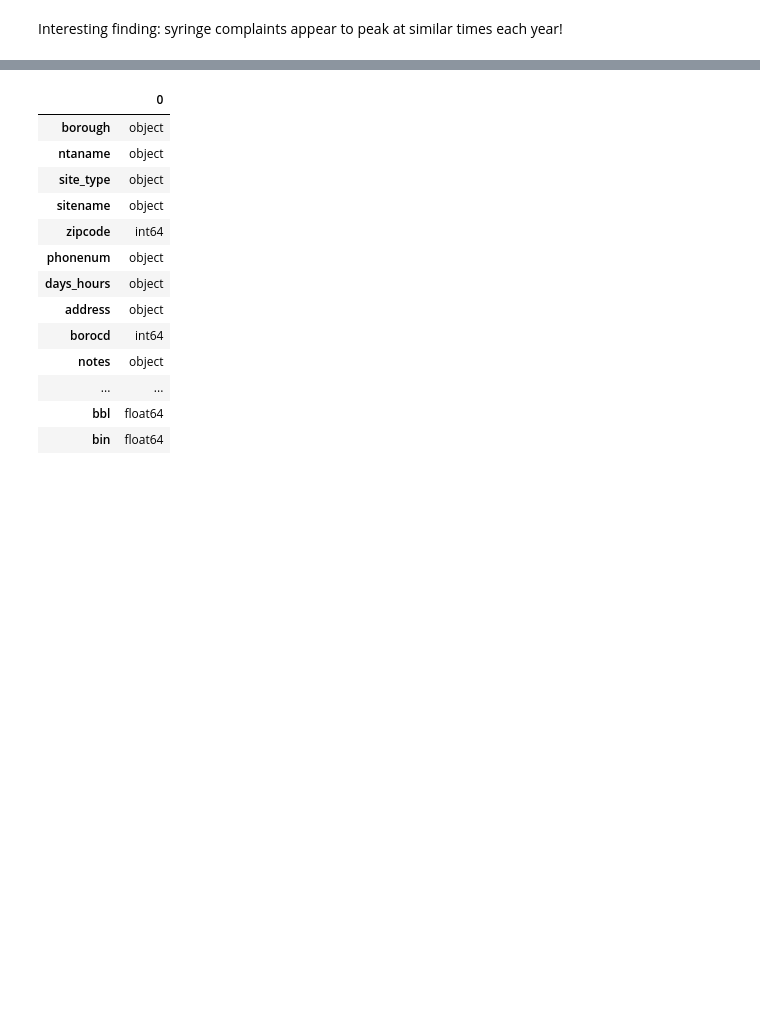
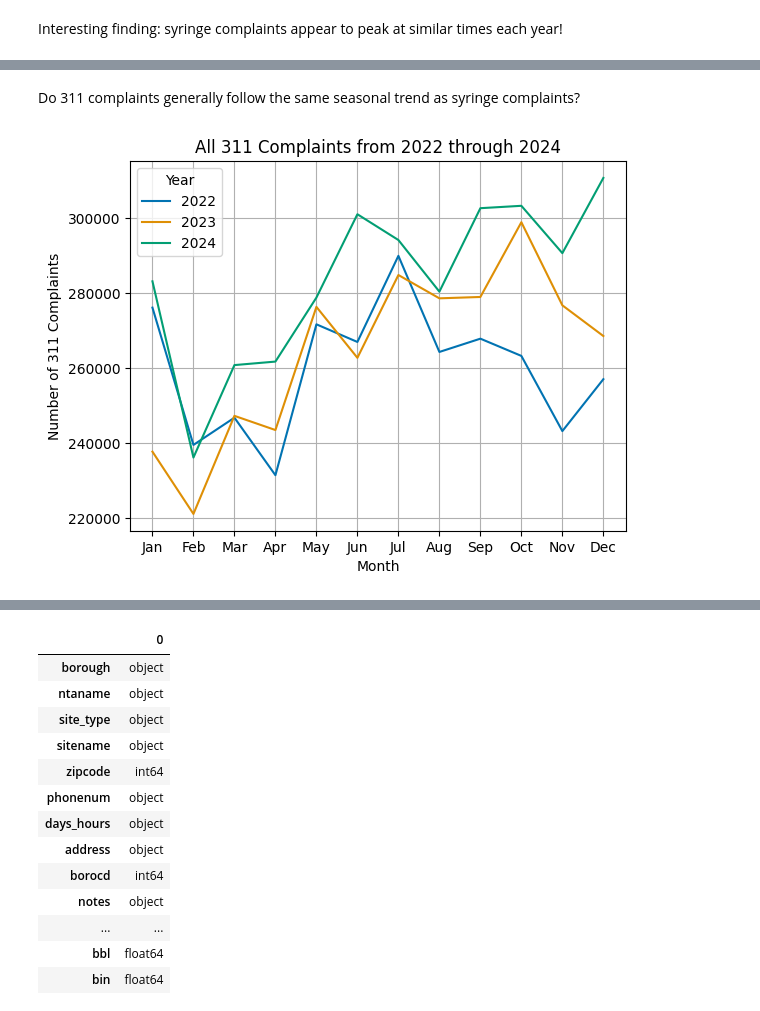
Before and after one commit to abretti/em212-applied-data-science, a Jupyter notebook: Final_Project.ipynb, the cells around one changed output, grey strips where cells are left out. Drawn from its saved outputs; the diff is of its cells as text; code cells hidden in the pictures; blank space fills up the shorter version.

Commit message:
Cleaned up code a bit and looked at 311 complaints from 2022-2024

```diff
--- a/Final_Project.ipynb
+++ b/Final_Project.ipynb
@@ -120,0 +164,35 @@ plt.show()
+# %%
+# Load city council districts shape file
+ccd_shape = gpd.read_file('/content/Districts 2022-10-06.shp')
+ccd_shape = ccd_shape.to_crs(2263)
+# %%
+# Perform a spatial join to match each 311 complaint with its city council district
+all_311_complaints = all_311_complaints.sjoin(ccd_shape[['DISTRICT', 'geometry']], how="left")
+# %%
+# Convert created_date from an object to a date
+all_311_complaints['created_date'] = pd.to_datetime(all_311_complaints['created_date'])
+
+# Extract month and year from created_date
+all_311_complaints['created_month'] = all_311_complaints['created_date'].dt.month
+all_311_complaints['created_year'] = all_311_complaints['created_date'].dt.year
+# %%
+# Rename DISTRICT to district
+all_311_complaints = all_311_complaints.rename(columns = {'DISTRICT': 'district'})
+# %% [markdown]
+Do 311 complaints generally follow the same seasonal trend as syringe complaints?
+# %%
+# Make a lineplot of the number of 311 complaints each month, with a different line per year
+ax = sns.lineplot(data = all_311_complaints.groupby(['created_year', 'created_month'])['created_date'].agg(complaint_count = 'count').reset_index(),
+                  x = 'created_month',
+                  y = 'complaint_count',
+                  hue = 'created_year',
+                  palette = 'colorblind')
+plt.xlabel('Month')
+plt.ylabel('Number of 311 Complaints')
+plt.title('All 311 Complaints from 2022 through 2024')
+plt.xticks(range(1, 13), ['Jan', 'Feb', 'Mar', 'Apr', 'May', 'Jun', 'Jul', 'Aug', 'Sep', 'Oct', 'Nov', 'Dec'])
+plt.legend(title='Year')
+plt.grid(True)
+plt.show()
+# %% [output]
+[figure, added]
```
Also changed, not shown: parts of 28 cells of this notebook.
